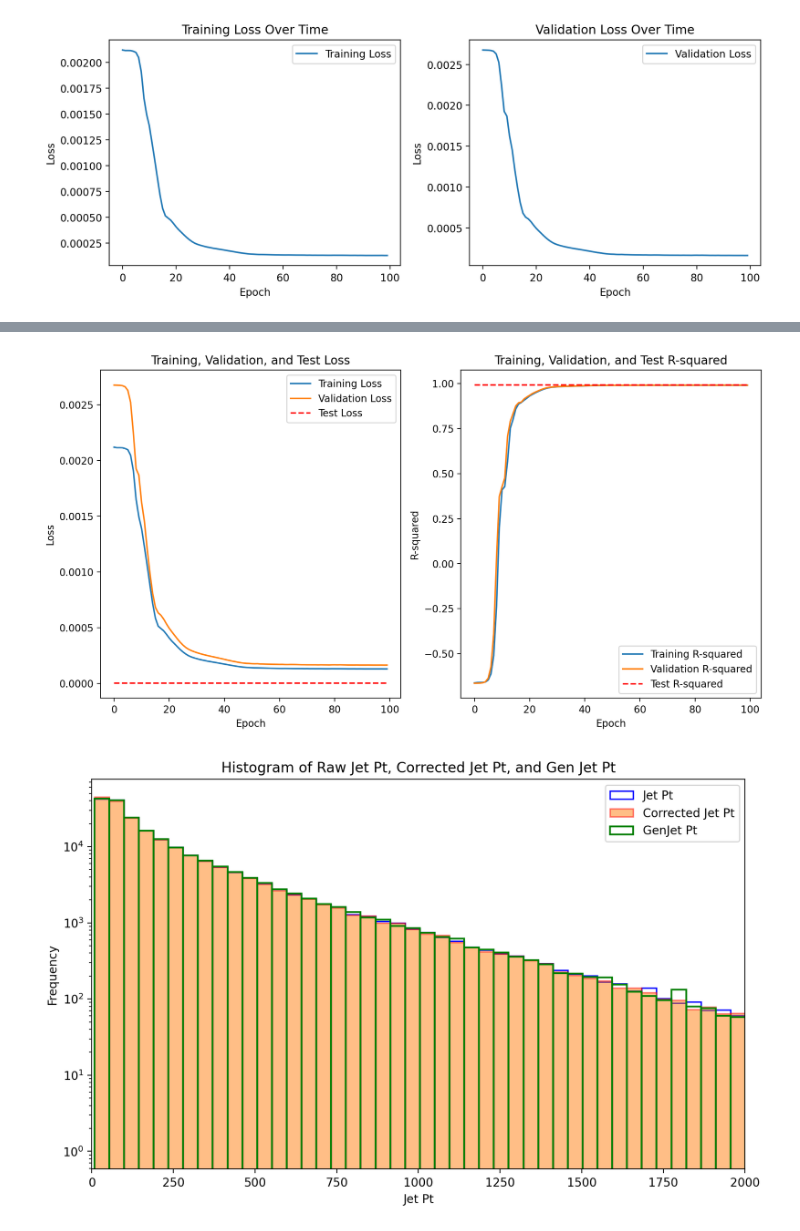
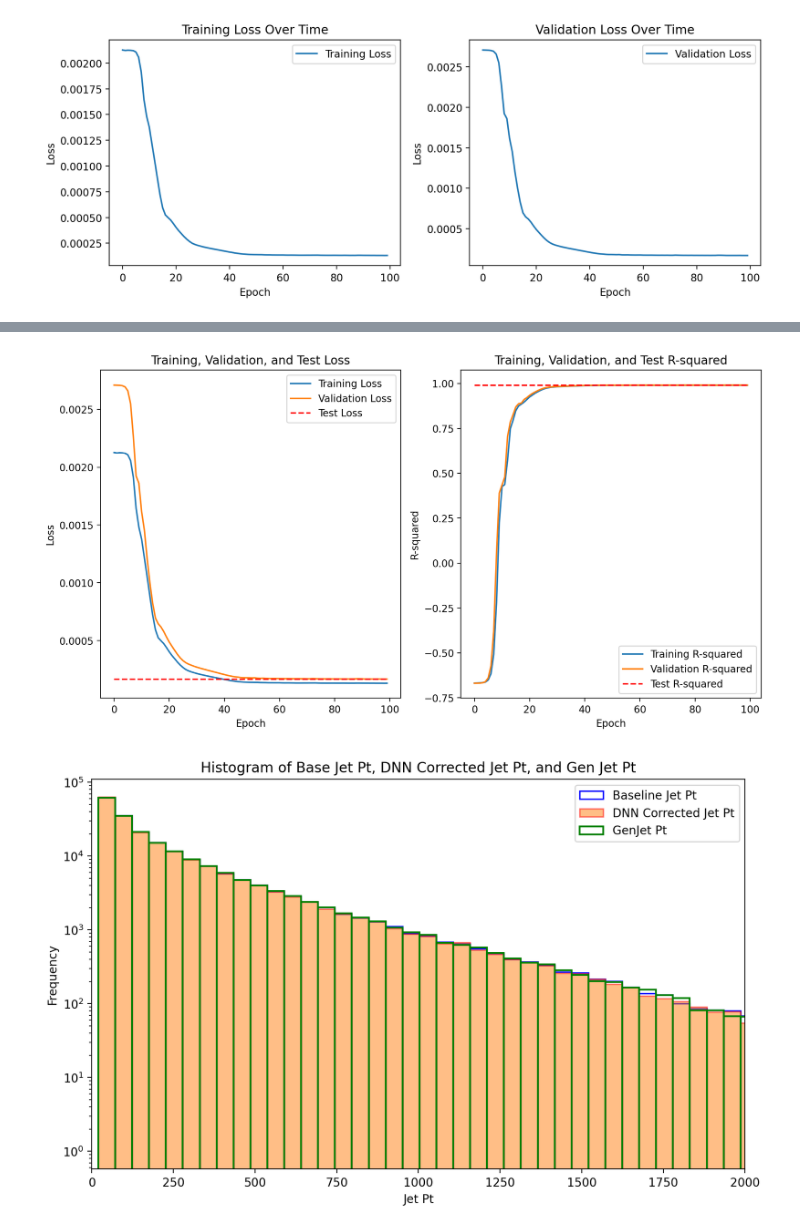
Before and after one commit to Omerdkmc/correction-repo, a Jupyter notebook: dnn_omer3.ipynb, the cells around one changed output, grey strips where cells are left out. Cells and saved outputs as stored; diff of their text form; code cells hidden in the pictures.

```diff
--- a/dnn_omer3.ipynb
+++ b/dnn_omer3.ipynb
@@ -18,7 +18,7 @@ key = "data"
 data = pd.read_hdf(file_path, key=key)
 # %%
 df = pd.DataFrame(data)
-df_filtered = df[df["jetGenMatch"] != 0]
+df_filtered = df[(df["jetGenMatch"] != 0) & (df["genJetPt"] > 20) & (abs(df["jetEta"]) < 2.5)]
 df_filtered = df_filtered.head(1000000)
 df_filtered
 # %% [output]
@@ -39,7 +39,7 @@ df_filtered
 #df = df[abs(df["raw_jet_eta"])<5.]
 #df['delphes_corrected_pt'] = df['raw_jet_pt'] * np.sqrt((2.5 - 0.15 * abs(df['raw_jet_eta'])) ** 2 / df['raw_jet_pt'] + 1.0)
 
-exclude_columns = ["genJetPt", "jetRawPt", "jetGenMatch"]
+exclude_columns = ["genJetPt", "jetPt", "jetGenMatch"]
 
 features = df_filtered[[col for col in df.columns if col not in exclude_columns]]
 target = df_filtered["genJetPt"]
@@ -69,3 +65,6 @@ class CustomDataset(Dataset):
 # Split the data into training, validation, and test sets
 X_train, X_temp, y_train, y_temp = train_test_split(features_scaled, target, test_size=0.4, random_state=42)
 X_validation, X_test, y_validation, y_test = train_test_split(X_temp, y_temp, test_size=0.5, random_state=42)
+# %%
+X_jet_train, X_jet_temp, y_jet_train, y_jet_temp = train_test_split(df_filtered["jetPt"], target, test_size=0.4, random_state=42)
+X_jet_validation, X_jet_test, y_jet_validation, y_jet_test = train_test_split(X_jet_temp, y_temp, test_size=0.5, random_state=42)
@@ -284,8 +295,8 @@ with torch.no_grad():
         inputs  = inputs.to(device)
         targets = targets.to(device)
         y_pred = model(inputs)
-        #test_loss += loss_fn(y_pred, targets.view(y_pred.shape)).item()/len(targets)
-        test_loss += leaky_gaussian_loss(y_pred, targets.view(y_pred.shape), alpha, beta).item()/len(targets)
+        test_loss += loss_fn(y_pred, targets.view(y_pred.shape)).item()/len(targets)
+        #test_loss += leaky_gaussian_loss(y_pred, targets.view(y_pred.shape), alpha, beta).item()/len(targets)
 
         y_true_test.extend(targets.cpu().numpy())
         y_pred_test.extend(y_pred.cpu().numpy())
@@ -327,40 +338,39 @@ plt.title('Training, Validation, and Test R-squared')
 
 plt.show()
 # %% [output]
-[figure, old version]
+[figure, new version]
 # %%
 
-model.eval()  # Set the model to evaluation mode
+model.eval()
 with torch.no_grad():
-    # Make predictions on your test data
+
+    # Make predictions on the test data
     y_pred = model(torch.tensor(X_test, dtype=torch.float32))
-    y_pred = y_pred.cpu().numpy()  # Convert predictions to NumPy array
+    y_pred = y_pred.cpu().numpy()
 
-
-X_test_original_scale = scaler.inverse_transform(X_test)
 
 
 plt.figure(figsize=(10, 6))
 
 
-common_bin_edges = np.linspace(min(X_test_original_scale[:, 0].min(), y_pred.min(), y_test.min()),
-                               max(X_test_original_scale[:, 0].max(), y_pred.max(), y_test.max()), 100)
+common_bin_edges = np.linspace(min(X_jet_test.min(), y_pred.min(), y_test.min()),
+                               max(X_jet_test.max(), y_pred.max(), y_test.max()), 100)
 
-plt.hist(X_test_original_scale[:, 0], bins=common_bin_edges, label='Jet Pt', fill=0, edgecolor='blue', linewidth=1.2)
+plt.hist(X_jet_test, bins=common_bin_edges, label='Baseline Jet Pt', fill=0, edgecolor='blue', linewidth=1.2)
 
 
-plt.hist(y_pred, bins=common_bin_edges, label='Corrected Jet Pt', edgecolor="red", alpha=0.5, linewidth=1.2)
+plt.hist(y_pred, bins=common_bin_edges, label='DNN Corrected Jet Pt', edgecolor="red", alpha=0.5, linewidth=1.2)
 
 
 plt.hist(y_test, bins=common_bin_edges, label='GenJet Pt', fill=0, edgecolor='green', linewidth=1.5)
 
 
 plt.xlabel('Jet Pt')
 plt.ylabel('Frequency')
-plt.title('Histogram of Raw Jet Pt, Corrected Jet Pt, and Gen Jet Pt')
+plt.title('Histogram of Base Jet Pt, DNN Corrected Jet Pt, and Gen Jet Pt')
 plt.xlim(0, 2000)
 plt.yscale('log')
 plt.legend()
 plt.show()
 # %% [output]
-[figure, old version]
+[figure, new version]
```
Also changed, not shown: parts of 11 cells of this notebook, 3 other files.
